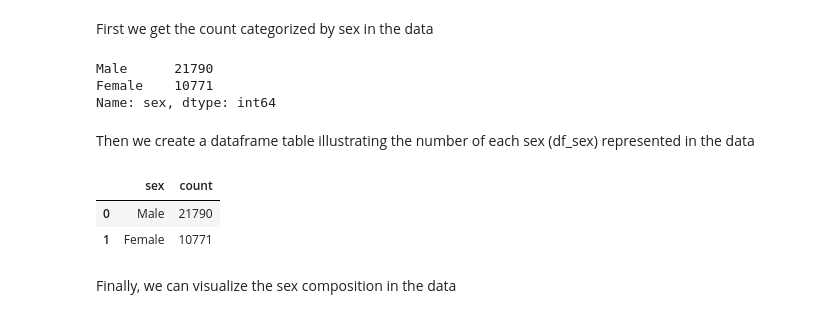
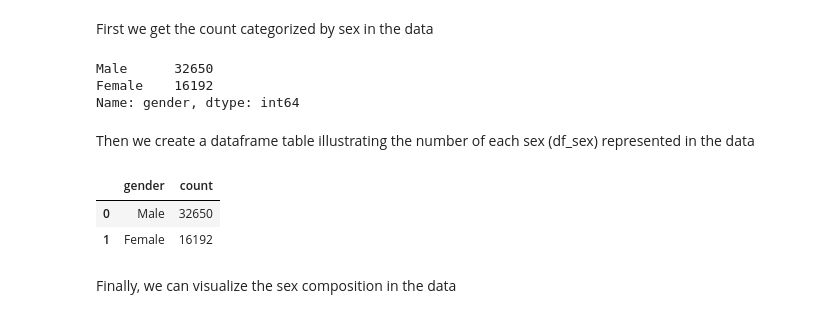
Before and after one commit to Binyoh1/Demographic-Data-Analysis, a Jupyter notebook: notebook.ipynb, the cells around one changed output. Cells and saved outputs as stored; diff of their text form; code cells hidden in the pictures.

```diff
--- a/notebook.ipynb
+++ b/notebook.ipynb
@@ -12,6 +12,6 @@ pio.renderers.default = 'svg'
 # %% [markdown]
 Read csv file into a pandas dataframe (df)
 # %%
-df = pd.read_csv('./datasets/adult.data.csv')
+df = pd.read_csv('./datasets/adult.csv')
 df.head()
 # %% [output]
@@ -116,21 +116,21 @@ As can be observed above, an overwhelming number of people in the data are White
 First we get the count categorized by sex in the data
 # %%
 # df.groupby('sex').sex.count() ## Alt approach
-df.sex.value_counts()
+df.gender.value_counts()
 # %% [output]
-Male      21790
-Female    10771
-Name: sex, dtype: int64
+Male      32650
+Female    16192
+Name: gender, dtype: int64
 # %% [markdown]
 Then we create a dataframe table illustrating the number of each sex (df_sex) represented in the data
 # %%
-df_sex = pd.DataFrame(df.groupby('sex').sex.count())
-df_sex = df_sex.rename(columns={0:'sex', 'sex':'count'}).sort_values('count', ascending=False).reset_index()
+df_sex = pd.DataFrame(df.groupby('gender').gender.count())
+df_sex = df_sex.rename(columns={0:'gender', 'gender':'count'}).sort_values('count', ascending=False).reset_index()
 df_sex
 # %% [output]
-|  | sex | count |
-| 0 | Male | 21790 |
-| 1 | Female | 10771 |
+|  | gender | count |
+| 0 | Male | 32650 |
+| 1 | Female | 16192 |
 # %% [markdown]
 Finally, we can visualize the sex composition in the data
 # %% [markdown]
```
Also changed, not shown: parts of 38 cells of this notebook, 2 other files.
